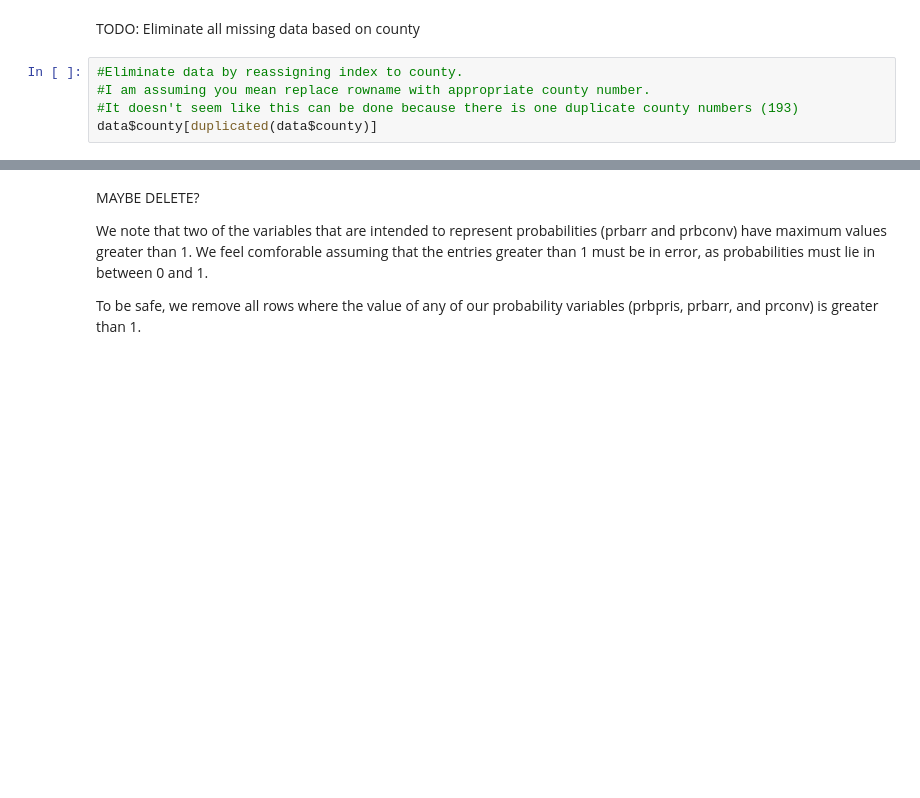
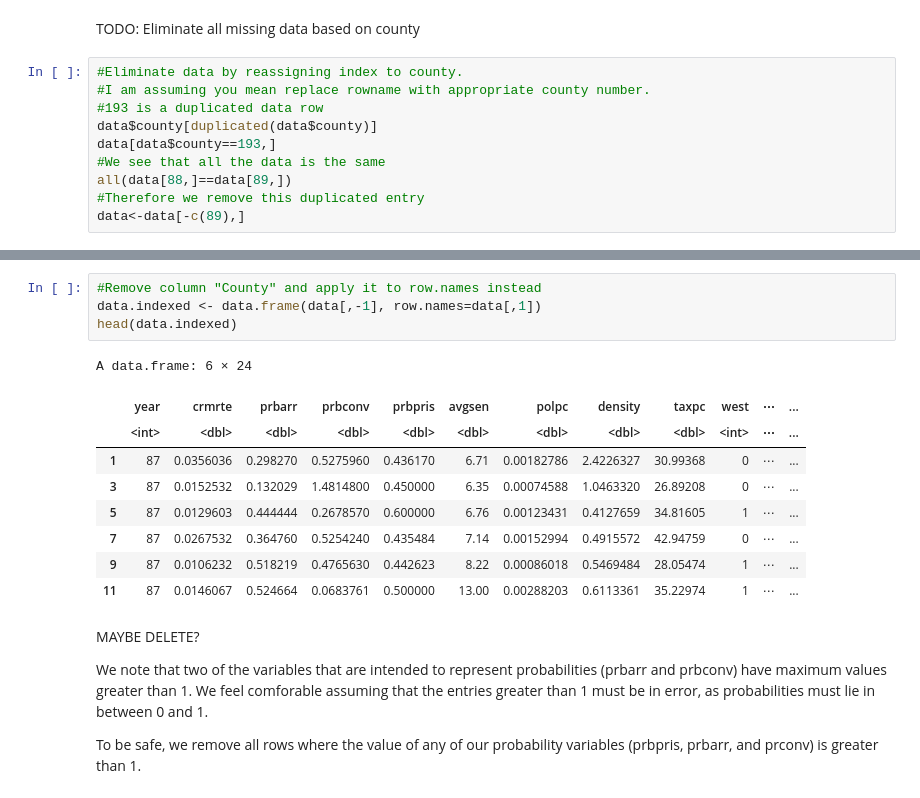
Before and after one commit to ksjeyabarani/w203_lab3, a Jupyter notebook: Wall_Seenivasagam_Hee_lab3.ipynb, the cells around one changed output, grey strips where cells are left out. Saved outputs shown, nothing was run; the diff lists cells and outputs as text; blank space fills up the shorter version.

Commit message:
County ID -> rowname

```diff
--- a/Wall_Seenivasagam_Hee_lab3.ipynb
+++ b/Wall_Seenivasagam_Hee_lab3.ipynb
@@ -250,7 +250,12 @@ TODO: Eliminate all missing data based on county
 # %%
 #Eliminate data by reassigning index to county.
 #I am assuming you mean replace rowname with appropriate county number.
-#It doesn't seem like this can be done because there is one duplicate county numbers (193)
+#193 is a duplicated data row
 data$county[duplicated(data$county)]
+data[data$county==193,]
+#We see that all the data is the same
+all(data[88,]==data[89,])
+#Therefore we remove this duplicated entry
+data<-data[-c(89),]
 # %% [output]
 [1] 193
@@ -257,3 +268,17 @@ data$county[duplicated(data$county)]
+# %%
+#Remove column "County" and apply it to row.names instead
+data.indexed <- data.frame(data[,-1], row.names=data[,1])
+head(data.indexed)
+# %% [output]
+A data.frame: 6 × 24
+|  | year | crmrte | prbarr | prbconv | prbpris | avgsen | polpc | density | taxpc | west | ⋯ | ... |
+|  | <int> | <dbl> | <dbl> | <dbl> | <dbl> | <dbl> | <dbl> | <dbl> | <dbl> | <int> | ⋯ | ... |
+| 1 | 87 | 0.0356036 | 0.298270 | 0.5275960 | 0.436170 | 6.71 | 0.00182786 | 2.4226327 | 30.99368 | 0 | ⋯ | ... |
+| 3 | 87 | 0.0152532 | 0.132029 | 1.4814800 | 0.450000 | 6.35 | 0.00074588 | 1.0463320 | 26.89208 | 0 | ⋯ | ... |
+| 5 | 87 | 0.0129603 | 0.444444 | 0.2678570 | 0.600000 | 6.76 | 0.00123431 | 0.4127659 | 34.81605 | 1 | ⋯ | ... |
+| 7 | 87 | 0.0267532 | 0.364760 | 0.5254240 | 0.435484 | 7.14 | 0.00152994 | 0.4915572 | 42.94759 | 0 | ⋯ | ... |
+| 9 | 87 | 0.0106232 | 0.518219 | 0.4765630 | 0.442623 | 8.22 | 0.00086018 | 0.5469484 | 28.05474 | 1 | ⋯ | ... |
+| 11 | 87 | 0.0146067 | 0.524664 | 0.0683761 | 0.500000 | 13.00 | 0.00288203 | 0.6113361 | 35.22974 | 1 | ⋯ | ... |
 # %% [markdown]
 MAYBE DELETE?
 
```
Also changed, not shown: parts of 1 cell of this notebook.
